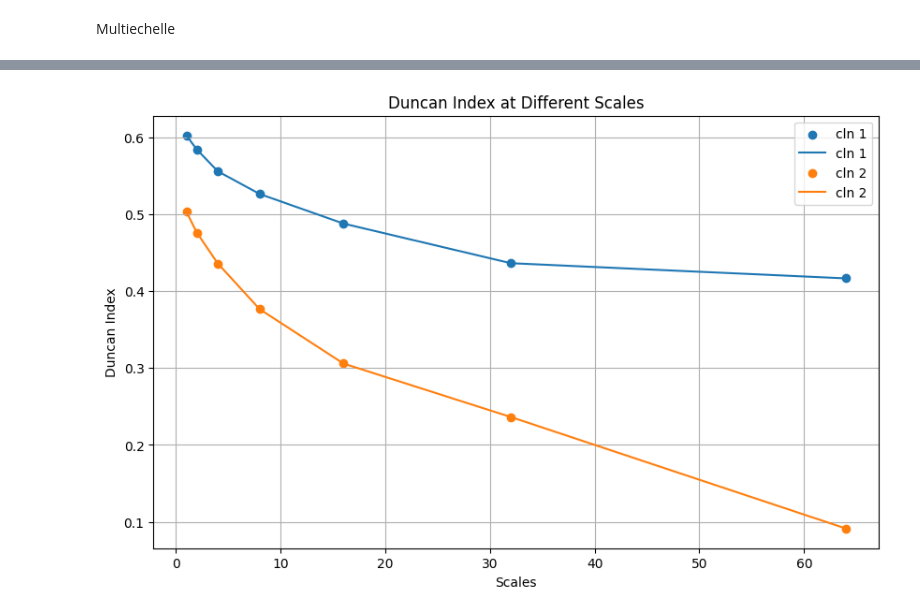
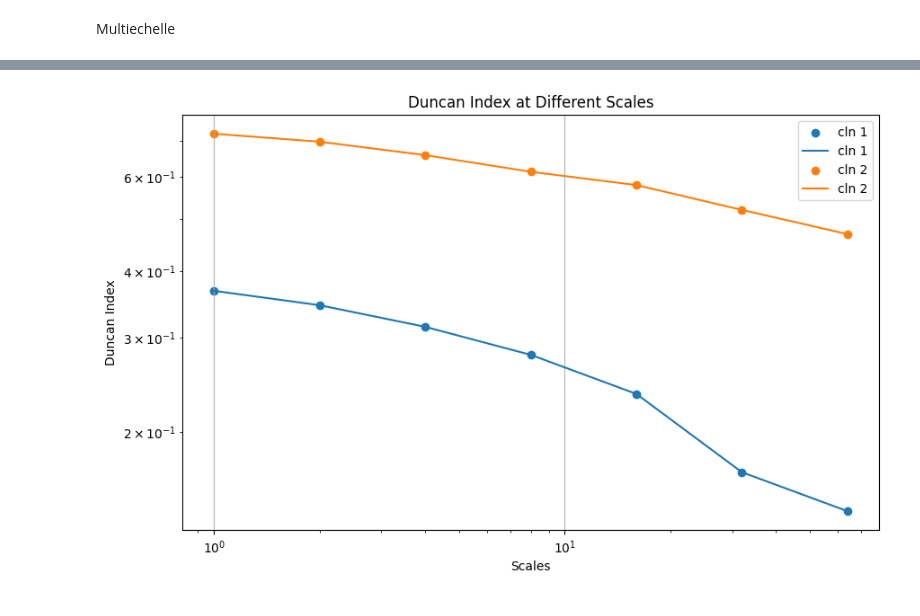
Before and after one commit to fsemecurbe/MMTMSS, a Jupyter notebook: MMTMSS.ipynb, the cells around one changed output, grey strips where cells are left out. Drawn from its saved outputs; the diff is of its cells as text; code cells hidden in the pictures.

```diff
--- a/MMTMSS.ipynb
+++ b/MMTMSS.ipynb
@@ -479,4 +504,7 @@ test2 = multivariate_lognormal_cascade(6, sigma1=0.2**0.5, sigma2=0.2**0.5, corr
 # %%
+test1 = multivariate_lognormal_cascade(6, sigma1=0.2**0.5, sigma2=0.2**0.5, corr=.6)
+test2 = multivariate_lognormal_cascade(6, sigma1=0.2**0.5, sigma2=0.2**0.5, corr=-.6)
+
 scales = 2**np.array([i for i in range(0,7)])
 Duncans1 = []
 Duncans2 = []
@@ -485,3 +513,16 @@ for s in scales:
   Duncans1.append(Duncan(small_arr1))
   small_arr2 = block_reduce(test2, block_size=(s,s,1), func=np.sum)
   Duncans2.append(Duncan(small_arr2))
+
+plt.figure(figsize=(10, 6))
+plt.scatter(scales, Duncans1, label='cln 1')
+plt.plot(scales, Duncans1, label='cln 1')
+plt.scatter(scales, Duncans2, label='cln 2')
+plt.plot(scales, Duncans2, label='cln 2')
+
+plt.xlabel('Scales')
+plt.ylabel('Duncan Index')
+plt.title('Duncan Index at Different Scales')
+plt.legend()
+plt.grid(True)
+plt.show()
@@ -488,17 +531,19 @@ for s in scales:
 # %%
-import matplotlib.pyplot as plt
+plt.figure(figsize=(10, 6))
+plt.xscale('log')
+plt.yscale('log')
 
-plt.figure(figsize=(10, 6))
 plt.scatter(scales, Duncans1, label='cln 1')
+
 plt.plot(scales, Duncans1, label='cln 1')
 plt.scatter(scales, Duncans2, label='cln 2')
 plt.plot(scales, Duncans2, label='cln 2')
 
 plt.xlabel('Scales')
 plt.ylabel('Duncan Index')
 plt.title('Duncan Index at Different Scales')
 plt.legend()
 plt.grid(True)
 plt.show()
 # %% [output]
-[figure, old version]
+[figure, new version]
```
Also changed, not shown: parts of 4 cells of this notebook.
